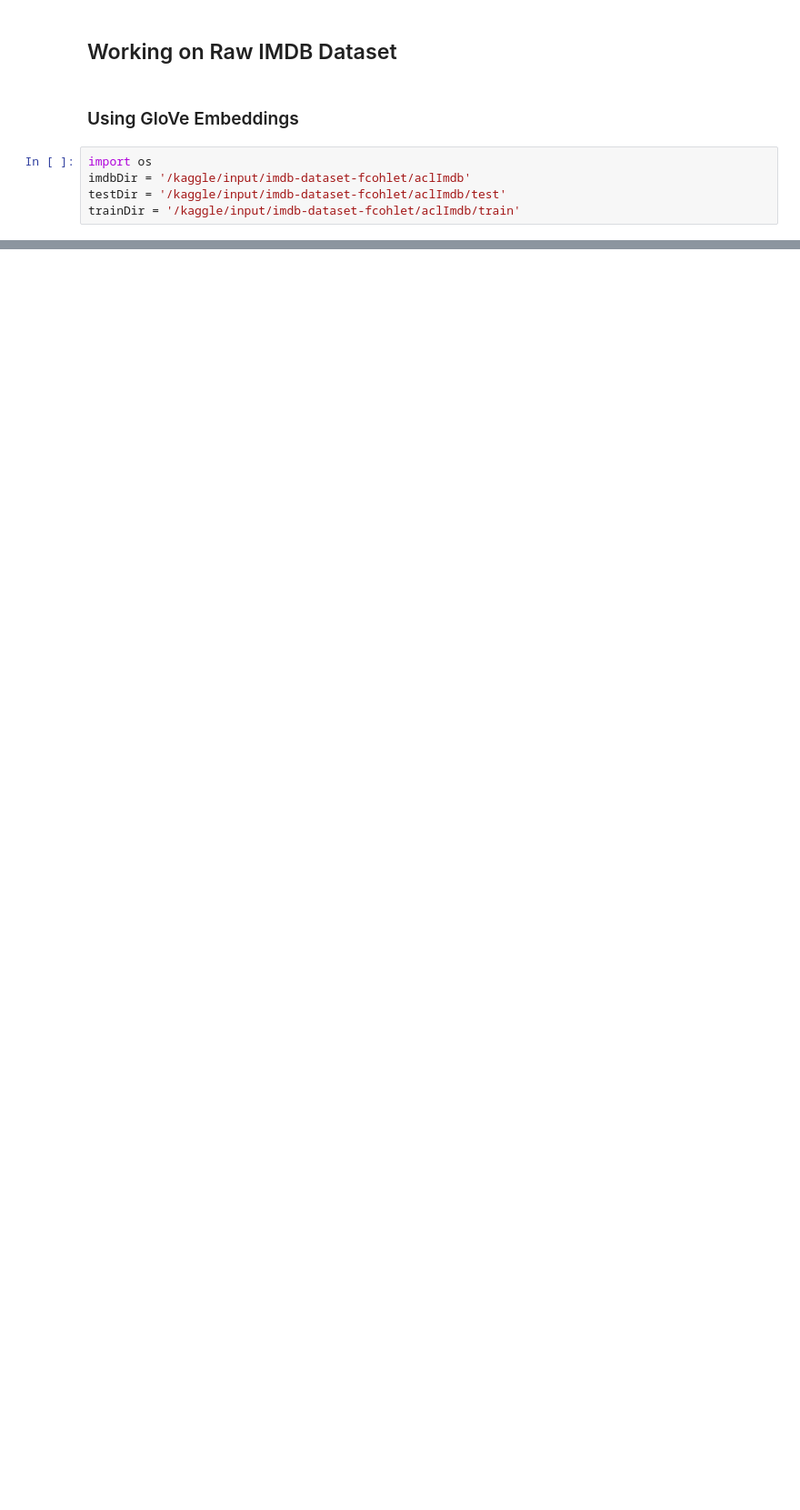
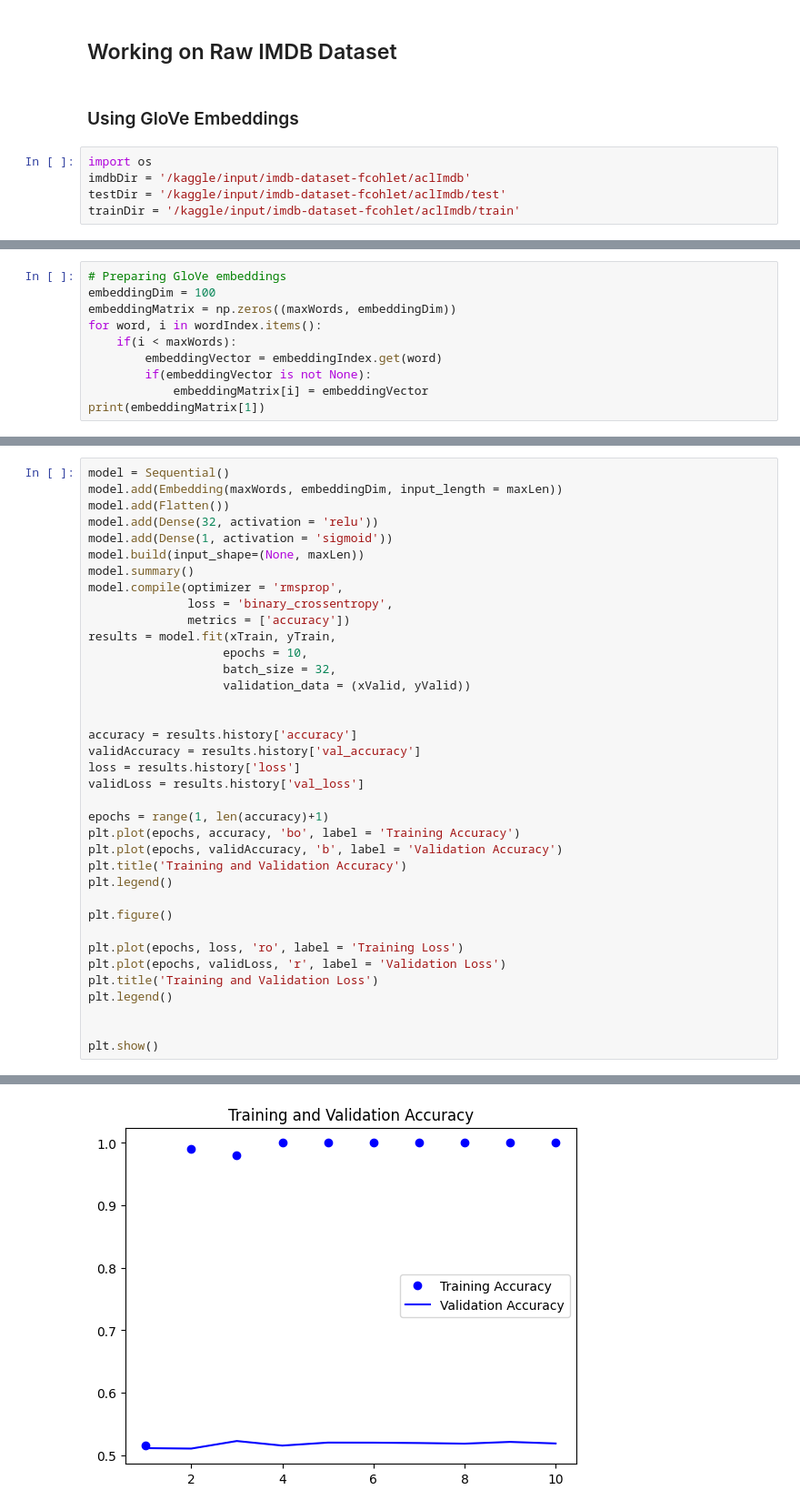
Before and after one commit to Narasim/Python_DLDS, a Jupyter notebook: DLTextProcessing.ipynb, the cells around one changed output, grey strips where cells are left out. Shown: that part at 91% size. Cells and saved outputs as stored; diff of their text form; blank space fills up the shorter version.

```diff
--- a/DLTextProcessing.ipynb
+++ b/DLTextProcessing.ipynb
@@ -281,0 +297,10 @@ print(labels)
+# %%
+# Preparing GloVe embeddings
+embeddingDim = 100
+embeddingMatrix = np.zeros((maxWords, embeddingDim))
+for word, i in wordIndex.items():
+    if(i < maxWords):
+        embeddingVector = embeddingIndex.get(word)
+        if(embeddingVector is not None):
+            embeddingMatrix[i] = embeddingVector
+print(embeddingMatrix[1])
@@ -281,0 +433,38 @@ print(labels)
+# %%
+model = Sequential()
+model.add(Embedding(maxWords, embeddingDim, input_length = maxLen))
+model.add(Flatten())
+model.add(Dense(32, activation = 'relu'))
+model.add(Dense(1, activation = 'sigmoid'))
+model.build(input_shape=(None, maxLen))
+model.summary()
+model.compile(optimizer = 'rmsprop',
+              loss = 'binary_crossentropy',
+              metrics = ['accuracy'])
+results = model.fit(xTrain, yTrain,
+                   epochs = 10,
+                   batch_size = 32,
+                   validation_data = (xValid, yValid))
+
+
+accuracy = results.history['accuracy']
+validAccuracy = results.history['val_accuracy']
+loss = results.history['loss']
+validLoss = results.history['val_loss']
+
+epochs = range(1, len(accuracy)+1)
+plt.plot(epochs, accuracy, 'bo', label = 'Training Accuracy')
+plt.plot(epochs, validAccuracy, 'b', label = 'Validation Accuracy')
+plt.title('Training and Validation Accuracy')
+plt.legend()
+
+plt.figure()
+
+plt.plot(epochs, loss, 'ro', label = 'Training Loss')
+plt.plot(epochs, validLoss, 'r', label = 'Validation Loss')
+plt.title('Training and Validation Loss')
+plt.legend()
+
+
+plt.show()
+# %% [output]
@@ -281,0 +506 @@ print(labels)
+[figure, added]
```
Also changed, not shown: parts of 14 cells of this notebook.
